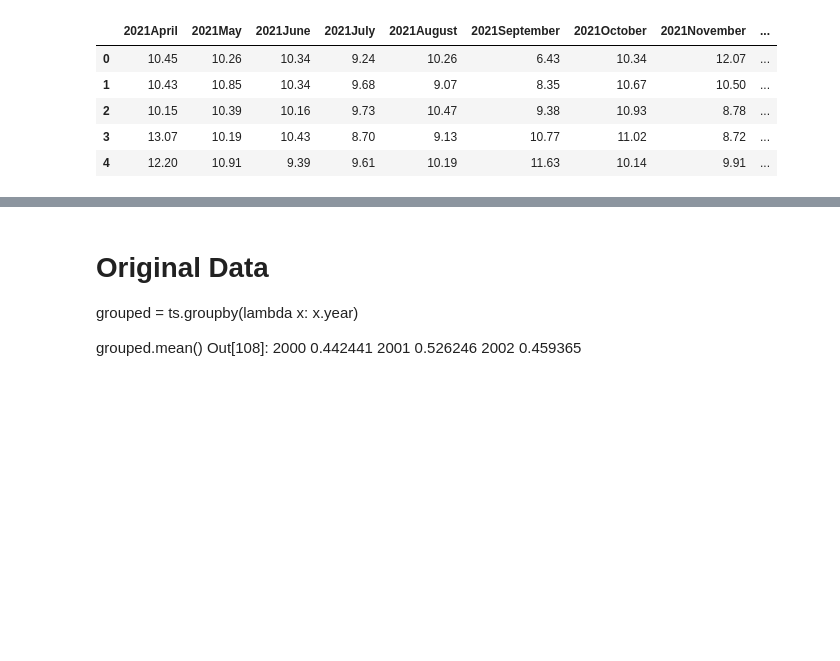
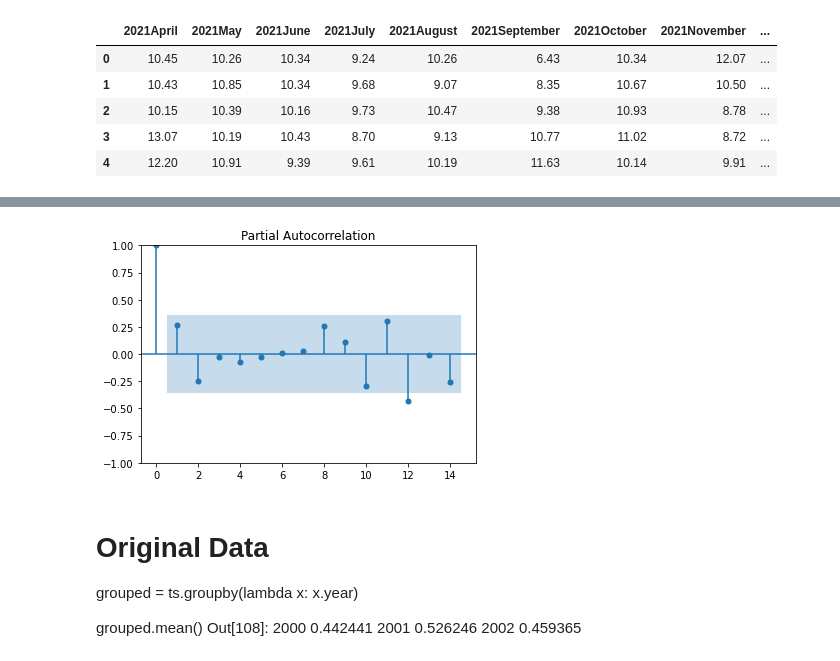
Before and after one commit to MrLRTripp/SCEdison, a Jupyter notebook: EnergyUsage.ipynb, the cells around one changed output, grey strips where cells are left out. Drawn from its saved outputs; the diff is of its cells as text; code cells hidden in the pictures; blank space fills up the shorter version.

```diff
--- a/EnergyUsage.ipynb
+++ b/EnergyUsage.ipynb
@@ -353,3 +371,9 @@ The daily pattern of monthly usage is not correlated with other months
+# %%
+plags = 14
+smt.graphics.plot_pacf(energy_usage_daily_by_yr_df['2021April'].dropna(), lags=plags)
+plt.show()
+# %% [output]
+[figure, added]
 # %% [markdown]
 # Original Data
 grouped = ts.groupby(lambda x: x.year)
```
Also changed, not shown: parts of 12 cells of this notebook.
